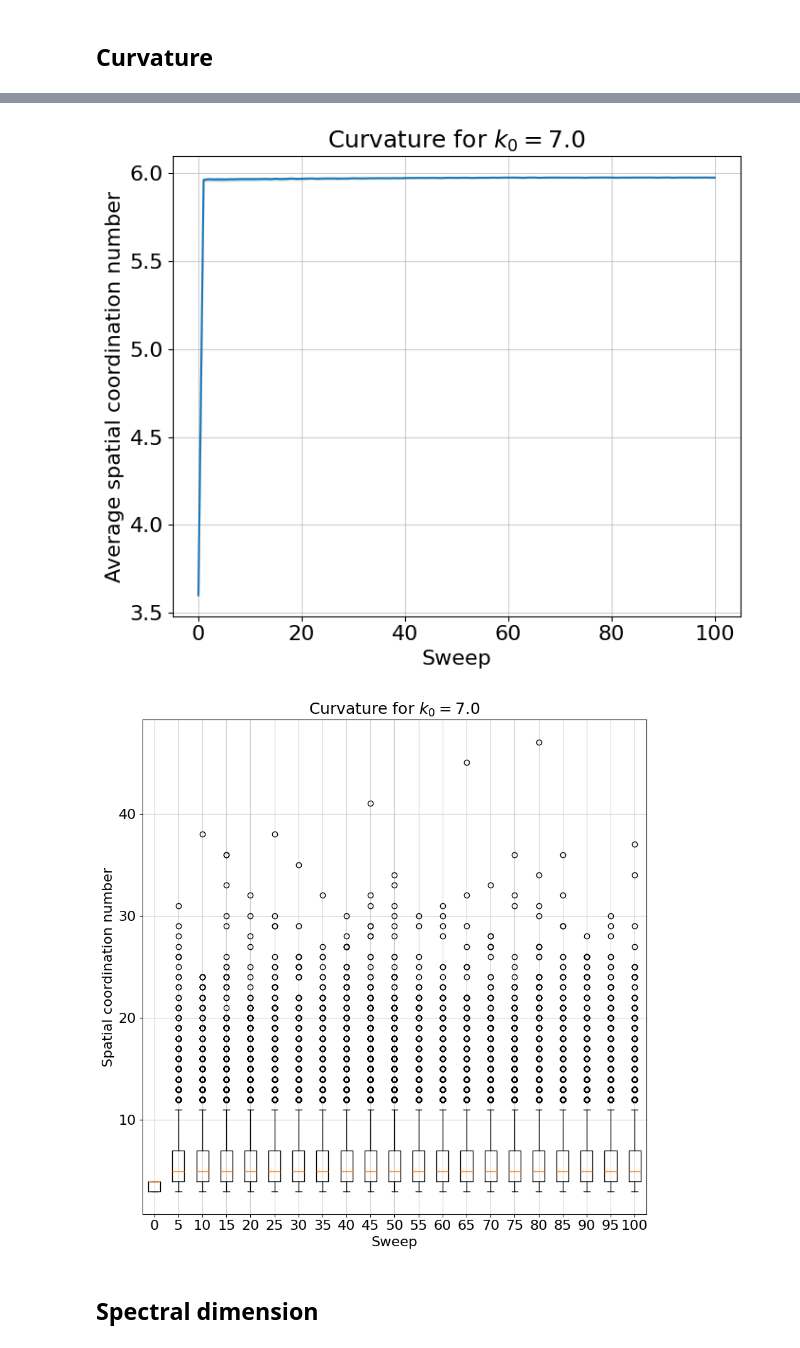
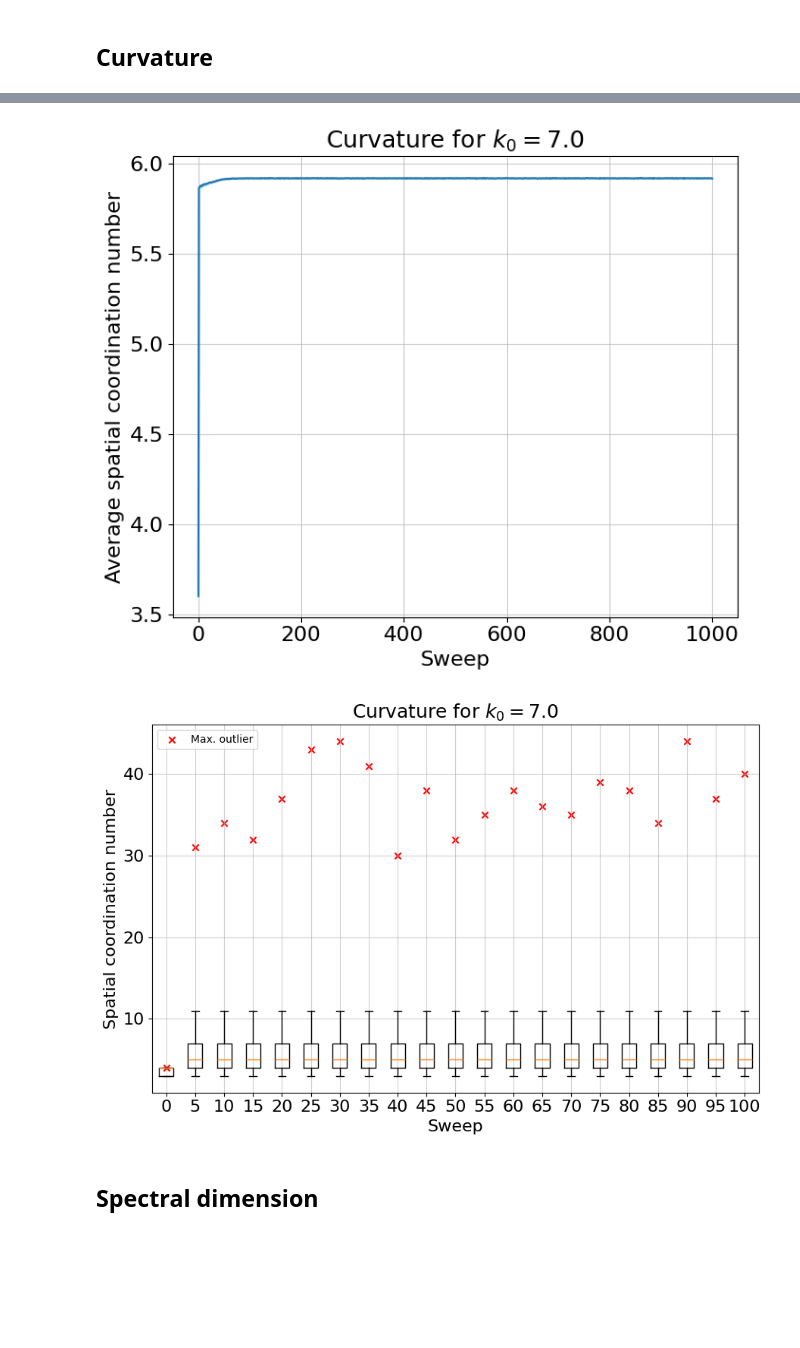
Before and after one commit to sedadenboer/CDT, a Jupyter notebook: src/2+1/experiments/analysis_thermal.ipynb, the cells around one changed output, grey strips where cells are left out. Cells and saved outputs as stored; diff of their text form; code cells hidden in the pictures; blank space fills up the shorter version.

```diff
--- a/src/2+1/experiments/analysis_thermal.ipynb
+++ b/src/2+1/experiments/analysis_thermal.ipynb
@@ -34,13 +35,16 @@ k0 = 7.0
 last_k3 = {k: [] for k in k0_values}
 
 for k in k0_values:
-    for chain in range(chains):
-        k = float(k)
-        filepath = f'measurements/k0={k}/T{T}_k0={k}_tswps={thermal_sweeps}_swps={sweeps}_kstps={ksteps}_chain={chain}_k3_values.npy'
-        k3_values = np.load(filepath)
+    path = f'thermal_{target_volume}/T{T}/measurements/k0={k}'
+    filepaths = glob.glob(f'{path}/*k3_values.npy')
+    for file in filepaths:
+
+        # print(file)
+        k3_values = np.load(file)
 
         # Get final value in the dataset
         last_k3[k].append(k3_values[-1])
+
 
 # Make it a df
 df_critical_k3 = pd.DataFrame(last_k3).T
@@ -212,8 +218,9 @@ plt.savefig(savepath, dpi=400, bbox_inches='tight')
 # %% [markdown]
 ## Succes rates
 # %%
-filepaths_successes = [f'measurements/k0={k0}/T{T}_k0={k0}_tswps={thermal_sweeps}_swps={sweeps}_kstps={ksteps}_chain={chain}_successes.npy' for chain in range(chains)]
-filepath_fails = [f'measurements/k0={k0}/T{T}_k0={k0}_tswps={thermal_sweeps}_swps={sweeps}_kstps={ksteps}_chain={chain}_fails.npy' for chain in range(chains)]
+path = f'thermal_{target_volume}/T{T}/measurements/k0={k0}'
+filepaths_successes = glob.glob(f'{path}/*successes.npy')
+filepath_fails = glob.glob(f'{path}/*fails.npy')
 
 sr_add = []
 sr_delete = []
@@ -317,8 +324,9 @@ plt.savefig(savepath, dpi=400, bbox_inches='tight')
 # %% [markdown]
 ### Over time
 # %%
-filepaths_n22 = [f'measurements/k0={k0}/T{T}_k0={k0}_tswps={thermal_sweeps}_swps={sweeps}_kstps={ksteps}_chain={chain}_n_tetras_22.npy' for chain in range(chains)]
-filepaths_n31 = [f'measurements/k0={k0}/T{T}_k0={k0}_tswps={thermal_sweeps}_swps={sweeps}_kstps={ksteps}_chain={chain}_n_tetras_31.npy' for chain in range(chains)]
+path = f'thermal_{target_volume}/T{T}/measurements/k0={k0}'
+filepaths_n22 = glob.glob(f'{path}/*n_tetras_22.npy')
+filepaths_n31 = glob.glob(f'{path}/*n_tetras_31.npy')
 
 n22_n31 = []
 
@@ -366,7 +374,9 @@ plt.savefig(savepath, dpi=400, bbox_inches='tight')
 # %% [markdown]
 ## Curvature
 # %%
-filepaths_curvature = [f'measurements/k0={k0}/T{T}_k0={k0}_tswps={thermal_sweeps}_swps={sweeps}_kstps={ksteps}_chain={chain}_curvature.npy' for chain in range(chains)]
+path = f'thermal_{target_volume}/T{T}/measurements/k0={k0}'
+filepaths_curvature = glob.glob(f'{path}/*curvature.npy')
+
 avg_curvature = {chain: [] for chain in range(chains)}
 std_curvature = {chain: [] for chain in range(chains)}
 curvature = {}
@@ -416,12 +426,12 @@ plt.yticks(fontsize=16)
 plt.xticks(fontsize=16)
 plt.grid(True, which="both", ls="-", alpha=0.6)
 plt.tight_layout()
-savepath = f'plots/curvature/curvature_k0={k0}.png'
+savepath = f'plots/curvature/T{T}_curvature_k0={k0}_tswps={thermal_sweeps}.png'
 if not os.path.exists('plots/curvature'):
     os.makedirs('plots/curvature')
 plt.savefig(savepath, dpi=400, bbox_inches='tight')
 # %% [output]
-[figure, old version]
+[figure, new version]
 # %%
 # Add all data for at each sweep together from each chain
 tmp1 = []
@@ -439,25 +449,28 @@ for i in range(chains):
 
 curvature = [list(sum(zip(*sublists), ())) for sublists in zip(*tmp1)]
 # %%
-# Plot boxplots of the curvature for every 20 sweeps
+# Plot boxplots of the curvature for every 5 sweeps
 sweeps_display = np.arange(0, 101, 5)
 boxplot_data = [curvature[i] for i in sweeps_display]
-plt.figure(figsize=(9, 9))
-plt.boxplot(boxplot_data)
-# Set xlabels to the sweep number
+plt.figure(figsize=(9, 6))
+plt.boxplot(boxplot_data, showfliers=False)
+# Manual plotting of maximum outliers
+max_outliers = [np.max(data) for data in boxplot_data]
+plt.scatter(np.arange(1, len(sweeps_display) + 1), max_outliers, marker='x', color='red', label='Max. outlier')
 plt.xticks(range(1, len(sweeps_display) + 1), sweeps_display)
 plt.xlabel('Sweep', fontsize=16)
 plt.ylabel('Spatial coordination number', fontsize=16)
 plt.title(f'Curvature for $k_0={k0}$', fontsize=18)
 plt.yticks(fontsize=16)
 plt.xticks(fontsize=16)
 plt.grid(True, which="both", ls="-", alpha=0.6)
+plt.legend()
 plt.tight_layout()
-savepath = f'plots/curvature/curvature_boxplot_k0={k0}.png'
+savepath = f'plots/curvature/T{T}_curvature_boxplot_k0={k0}_tswps={thermal_sweeps}.png'
 if not os.path.exists('plots/curvature'):
     os.makedirs('plots/curvature')
 plt.savefig(savepath, dpi=400, bbox_inches='tight')
 # %% [output]
-[figure, old version]
+[figure, new version]
 # %% [markdown]
 ## Spectral dimension
```
Also changed, not shown: parts of 15 cells of this notebook, 1 other file.
